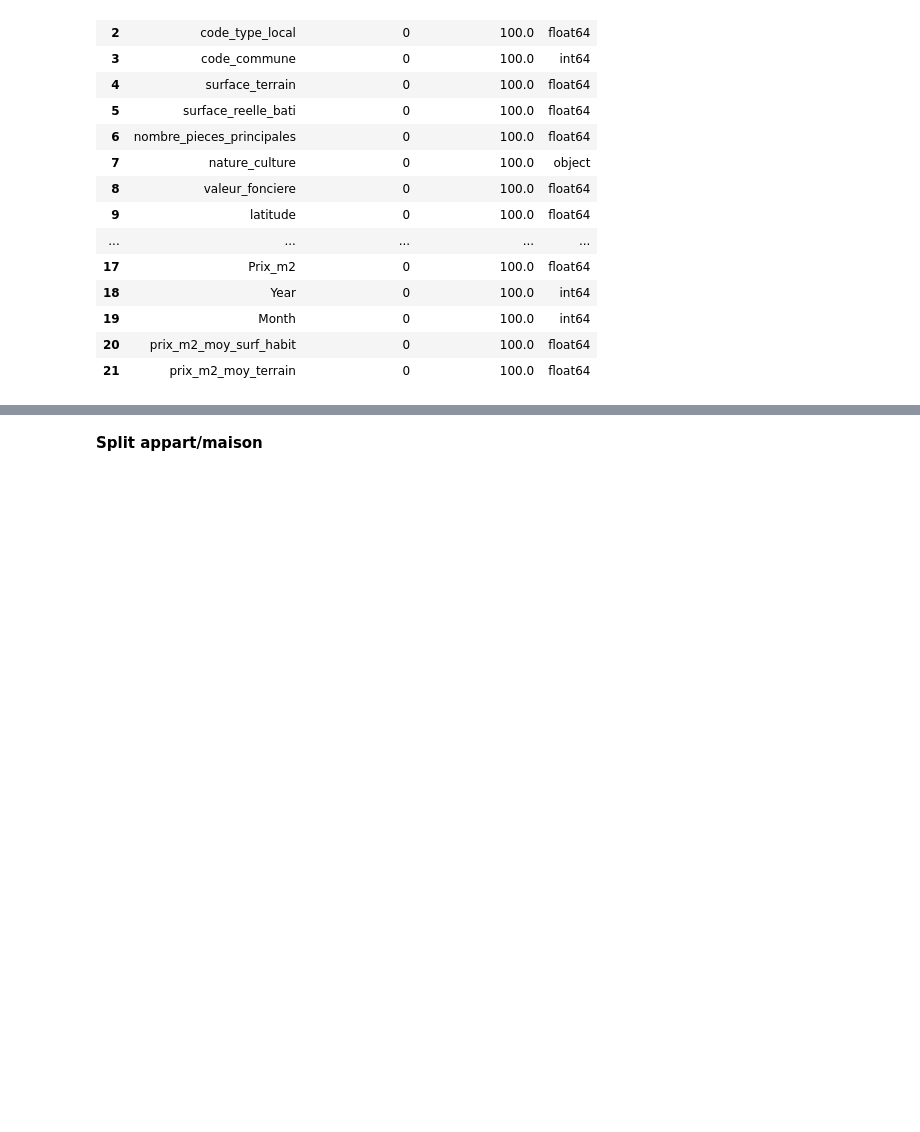
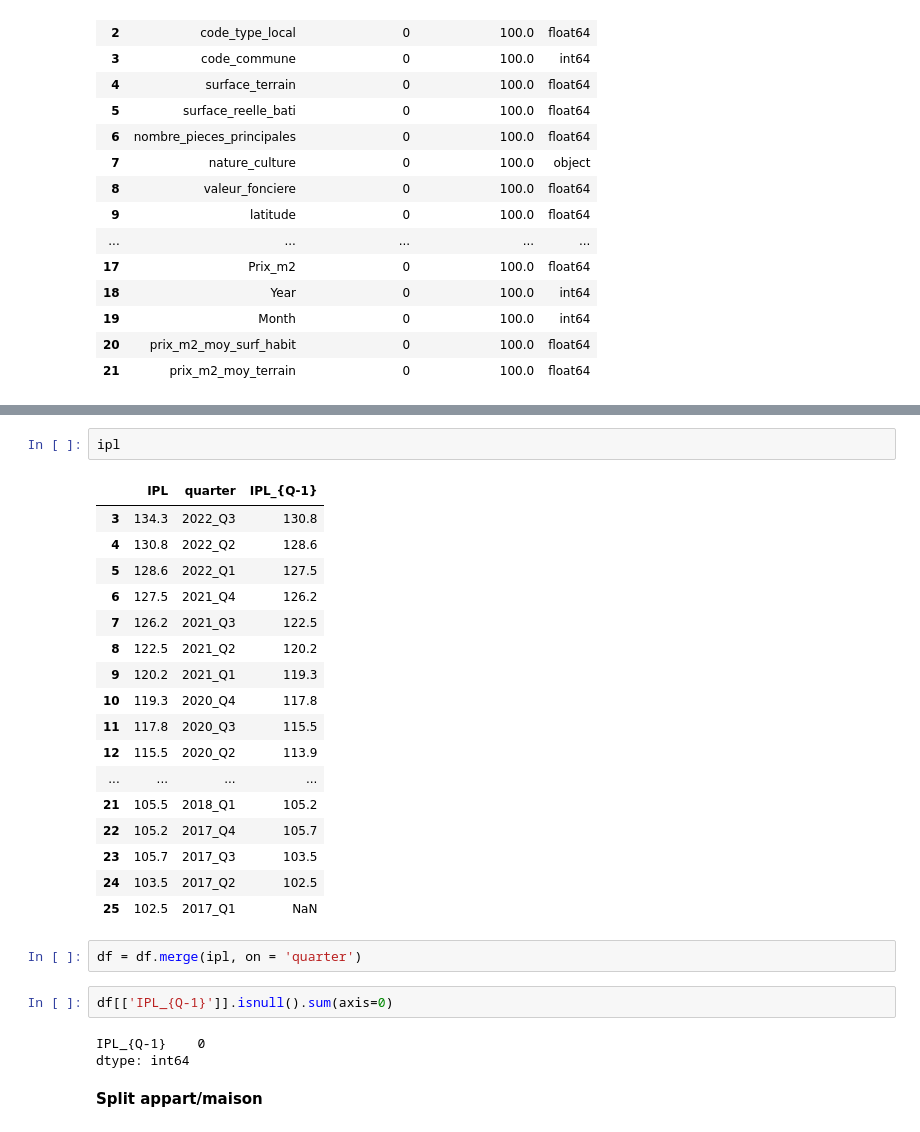
Before and after one commit to Clotilde-23/BDC, a Jupyter notebook: Notebooks/modelPreprocessing.ipynb, the cells around one changed output, grey strips where cells are left out. Cells and saved outputs as stored; diff of their text form; blank space fills up the shorter version.

```diff
--- a/Notebooks/modelPreprocessing.ipynb
+++ b/Notebooks/modelPreprocessing.ipynb
@@ -50,3 +82,30 @@ Number of IRIS not in DF : 102
+# %%
+ipl
+# %% [output]
+|  | IPL | quarter | IPL_{Q-1} |
+| 3 | 134.3 | 2022_Q3 | 130.8 |
+| 4 | 130.8 | 2022_Q2 | 128.6 |
+| 5 | 128.6 | 2022_Q1 | 127.5 |
+| 6 | 127.5 | 2021_Q4 | 126.2 |
+| 7 | 126.2 | 2021_Q3 | 122.5 |
+| 8 | 122.5 | 2021_Q2 | 120.2 |
+| 9 | 120.2 | 2021_Q1 | 119.3 |
+| 10 | 119.3 | 2020_Q4 | 117.8 |
+| 11 | 117.8 | 2020_Q3 | 115.5 |
+| 12 | 115.5 | 2020_Q2 | 113.9 |
+| ... | ... | ... | ... |
+| 21 | 105.5 | 2018_Q1 | 105.2 |
+| 22 | 105.2 | 2017_Q4 | 105.7 |
+| 23 | 105.7 | 2017_Q3 | 103.5 |
+| 24 | 103.5 | 2017_Q2 | 102.5 |
+| 25 | 102.5 | 2017_Q1 | NaN |
+# %%
+df = df.merge(ipl, on = 'quarter')
+# %%
+df[['IPL_{Q-1}']].isnull().sum(axis=0)
+# %% [output]
+IPL_{Q-1}    0
+dtype: int64
 # %% [markdown]
 **Split appart/maison**
 # %%
```
Also changed, not shown: parts of 20 cells of this notebook.
